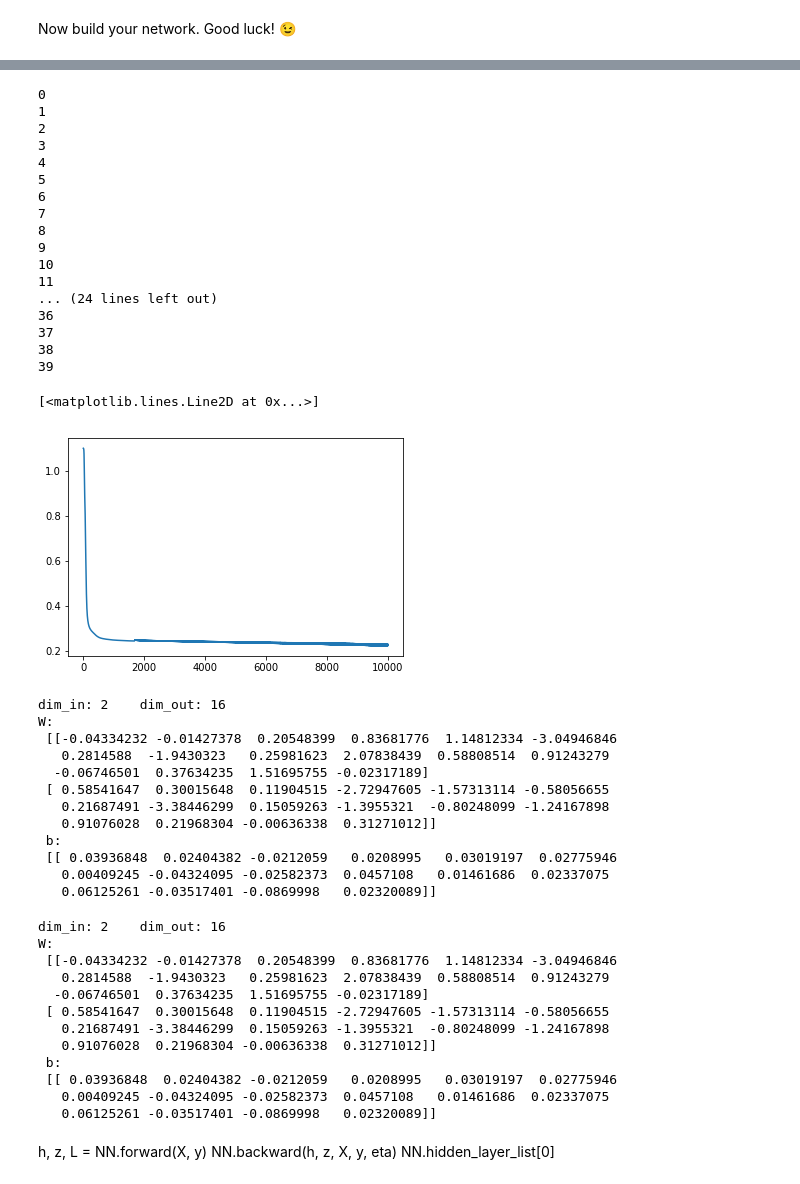
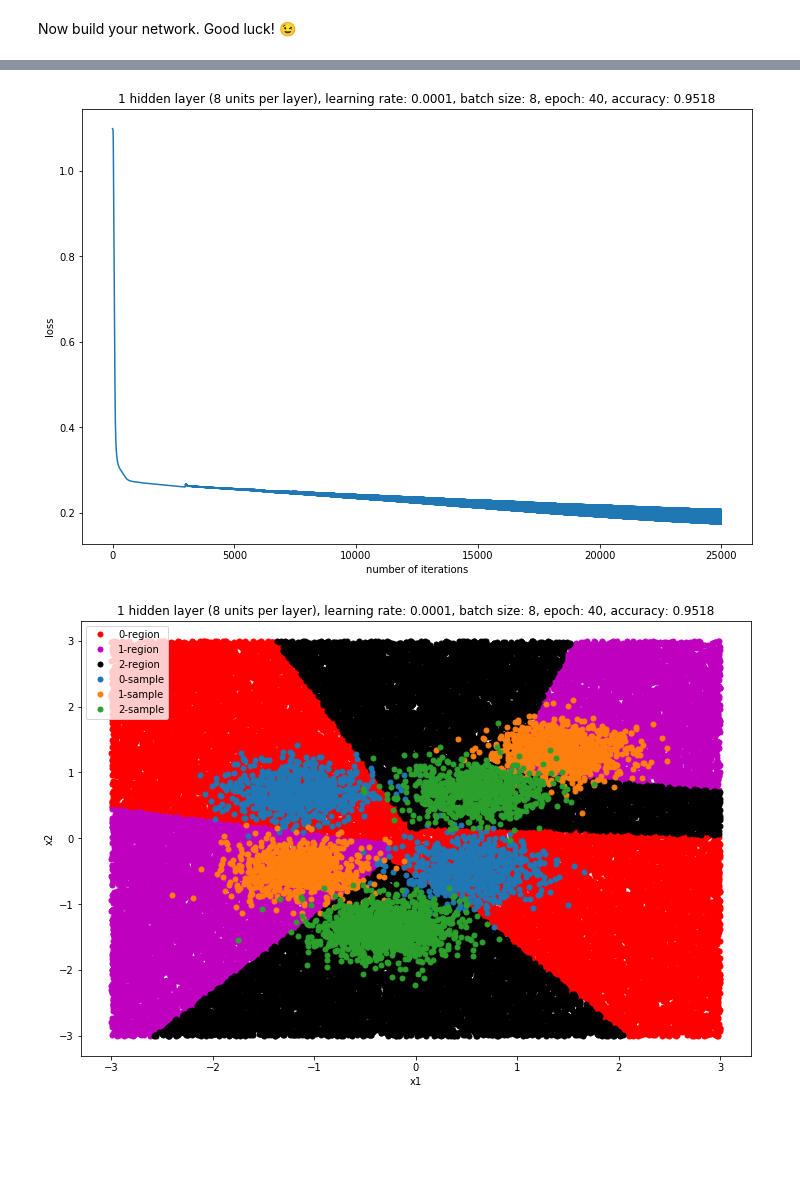
Before and after one commit to JingxiXu/DL4CV_COMSW4995_006, a Jupyter notebook: HW3.ipynb, the cells around one changed output, grey strips where cells are left out. Saved outputs shown, nothing was run; the diff lists cells and outputs as text; code cells hidden in the pictures; blank space fills up the shorter version.

```diff
--- a/HW3.ipynb
+++ b/HW3.ipynb
@@ -261,67 +339,23 @@ class MLP:
+# %%
+NN = MLP()
+NN.add_layer("Hidden", dim_in=2, dim_out=8)
+NN.add_layer("Output", dim_in=8, dim_out=3)
+NN.add_layer("Loss", dim_in=3, dim_out=3)
+
+loss = NN.train(eta=0.0001, batch_size=8, epoch=40, X=X, y=y)
+
+plot_loss(loss)
+plot_decision_regions(NN)
+# %% [output]
+[figure, added]
+[figure, added]
 # %%
-np.random.seed(0)
-eta = 0.005
-
 NN = MLP()
 NN.add_layer("Hidden", dim_in=2, dim_out=16)
 NN.add_layer("Output", dim_in=16, dim_out=3)
 NN.add_layer("Loss", dim_in=3, dim_out=3)
 
-loss = NN.train(eta=0.0001, batch_size=20, epoch=40, X=X, y=y)
+loss = NN.train(eta=0.0001, batch_size=8, epoch=40, X=X, y=y)
+
+plot_loss(loss)
+plot_decision_regions(NN)
-# %% [output]
-0
-1
-2
-3
-4
-5
-6
-7
-8
-9
-10
-11
-... (24 lines left out)
-36
-37
-38
-39
-# %%
-plt.plot(loss)
-# %% [output]
-[<matplotlib.lines.Line2D at 0x...>]
-[figure, removed]
-# %%
-NN.hidden_layer_list[0]
-# %% [output]
-dim_in: 2    dim_out: 16
-W:
- [[-0.04334232 -0.01427378  0.20548399  0.83681776  1.14812334 -3.04946846
-   0.2814588  -1.9430323   0.25981623  2.07838439  0.58808514  0.91243279
-  -0.06746501  0.37634235  1.51695755 -0.02317189]
- [ 0.58541647  0.30015648  0.11904515 -2.72947605 -1.57313114 -0.58056655
-   0.21687491 -3.38446299  0.15059263 -1.3955321  -0.80248099 -1.24167898
-   0.91076028  0.21968304 -0.00636338  0.31271012]]
- b:
- [[ 0.03936848  0.02404382 -0.0212059   0.0208995   0.03019197  0.02775946
-   0.00409245 -0.04324095 -0.02582373  0.0457108   0.01461686  0.02337075
-   0.06125261 -0.03517401 -0.0869998   0.02320089]]
-# %%
-NN.hidden_layer_list[0]
-# %% [output]
-dim_in: 2    dim_out: 16
-W:
- [[-0.04334232 -0.01427378  0.20548399  0.83681776  1.14812334 -3.04946846
-   0.2814588  -1.9430323   0.25981623  2.07838439  0.58808514  0.91243279
-  -0.06746501  0.37634235  1.51695755 -0.02317189]
- [ 0.58541647  0.30015648  0.11904515 -2.72947605 -1.57313114 -0.58056655
-   0.21687491 -3.38446299  0.15059263 -1.3955321  -0.80248099 -1.24167898
-   0.91076028  0.21968304 -0.00636338  0.31271012]]
- b:
- [[ 0.03936848  0.02404382 -0.0212059   0.0208995   0.03019197  0.02775946
-   0.00409245 -0.04324095 -0.02582373  0.0457108   0.01461686  0.02337075
-   0.06125261 -0.03517401 -0.0869998   0.02320089]]
-# %% [markdown]
-h, z, L = NN.forward(X, y)
-NN.backward(h, z, X, y, eta)
-NN.hidden_layer_list[0]
```
Also changed, not shown: parts of 9 cells of this notebook.
